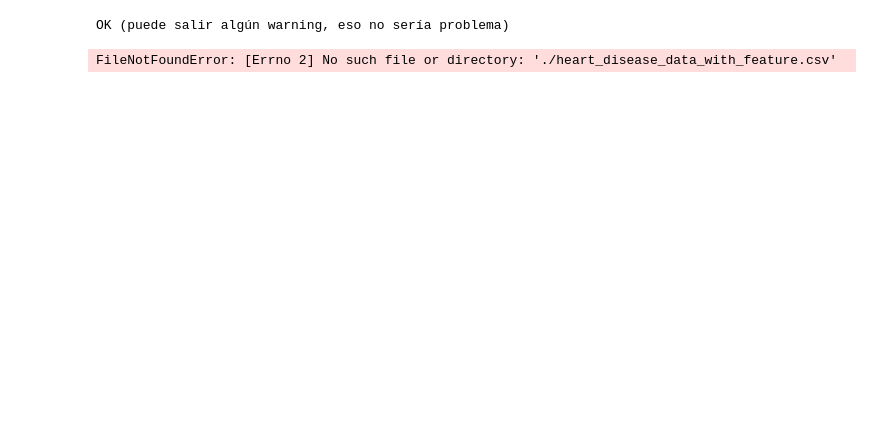
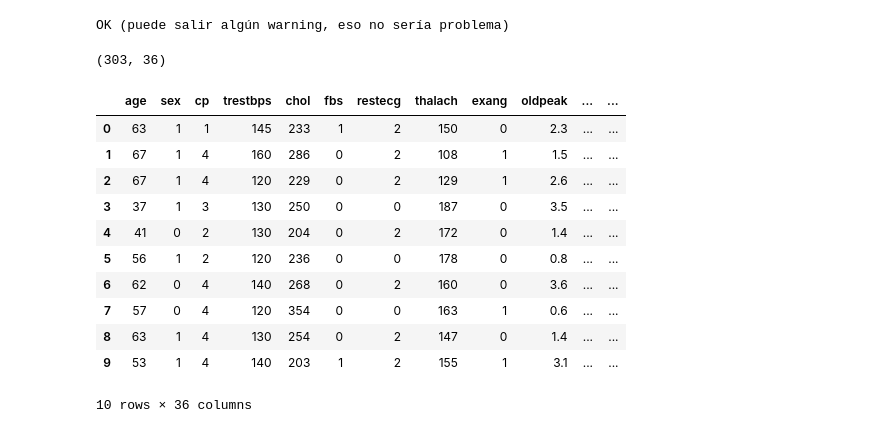
Before and after one commit to IgnacioLopez04/TP_ML_Bellotti_Lopez_Trinchieri, a Jupyter notebook: TP1.ipynb, the cells around one changed output. Drawn from its saved outputs; the diff is of its cells as text; code cells hidden in the pictures; blank space fills up the shorter version.

```diff
--- a/TP1.ipynb
+++ b/TP1.ipynb
@@ -13,7 +13,24 @@ print('OK (puede salir algún warning, eso no sería problema)')
 # %% [output]
 OK (puede salir algún warning, eso no sería problema)
 # %%
-data = pd.read_csv('C:\ML\TP_ML_Bellotti_Lopez_Trinchieri\heart_disease_data_with_features.csv')
-data.head()
+data = pd.read_csv('./heart_disease_data_with_features.csv')
-# %% [output]
-FileNotFoundError: [Errno 2] No such file or directory: './heart_disease_data_with_feature.csv'
+# %%
+data.shape
+# Muestra las dimensiones del dataframe
+# %% [output]
+(303, 36)
+# %%
+data.head(10)
+# %% [output]
+|  | age | sex | cp | trestbps | chol | fbs | restecg | thalach | exang | oldpeak | ... | ... |
+| 0 | 63 | 1 | 1 | 145 | 233 | 1 | 2 | 150 | 0 | 2.3 | ... | ... |
+| 1 | 67 | 1 | 4 | 160 | 286 | 0 | 2 | 108 | 1 | 1.5 | ... | ... |
+| 2 | 67 | 1 | 4 | 120 | 229 | 0 | 2 | 129 | 1 | 2.6 | ... | ... |
+| 3 | 37 | 1 | 3 | 130 | 250 | 0 | 0 | 187 | 0 | 3.5 | ... | ... |
+| 4 | 41 | 0 | 2 | 130 | 204 | 0 | 2 | 172 | 0 | 1.4 | ... | ... |
+| 5 | 56 | 1 | 2 | 120 | 236 | 0 | 0 | 178 | 0 | 0.8 | ... | ... |
+| 6 | 62 | 0 | 4 | 140 | 268 | 0 | 2 | 160 | 0 | 3.6 | ... | ... |
+| 7 | 57 | 0 | 4 | 120 | 354 | 0 | 0 | 163 | 1 | 0.6 | ... | ... |
+| 8 | 63 | 1 | 4 | 130 | 254 | 0 | 2 | 147 | 0 | 1.4 | ... | ... |
+| 9 | 53 | 1 | 4 | 140 | 203 | 1 | 2 | 155 | 1 | 3.1 | ... | ... |
+10 rows × 36 columns
```
Also changed, not shown: parts of 8 cells of this notebook.
